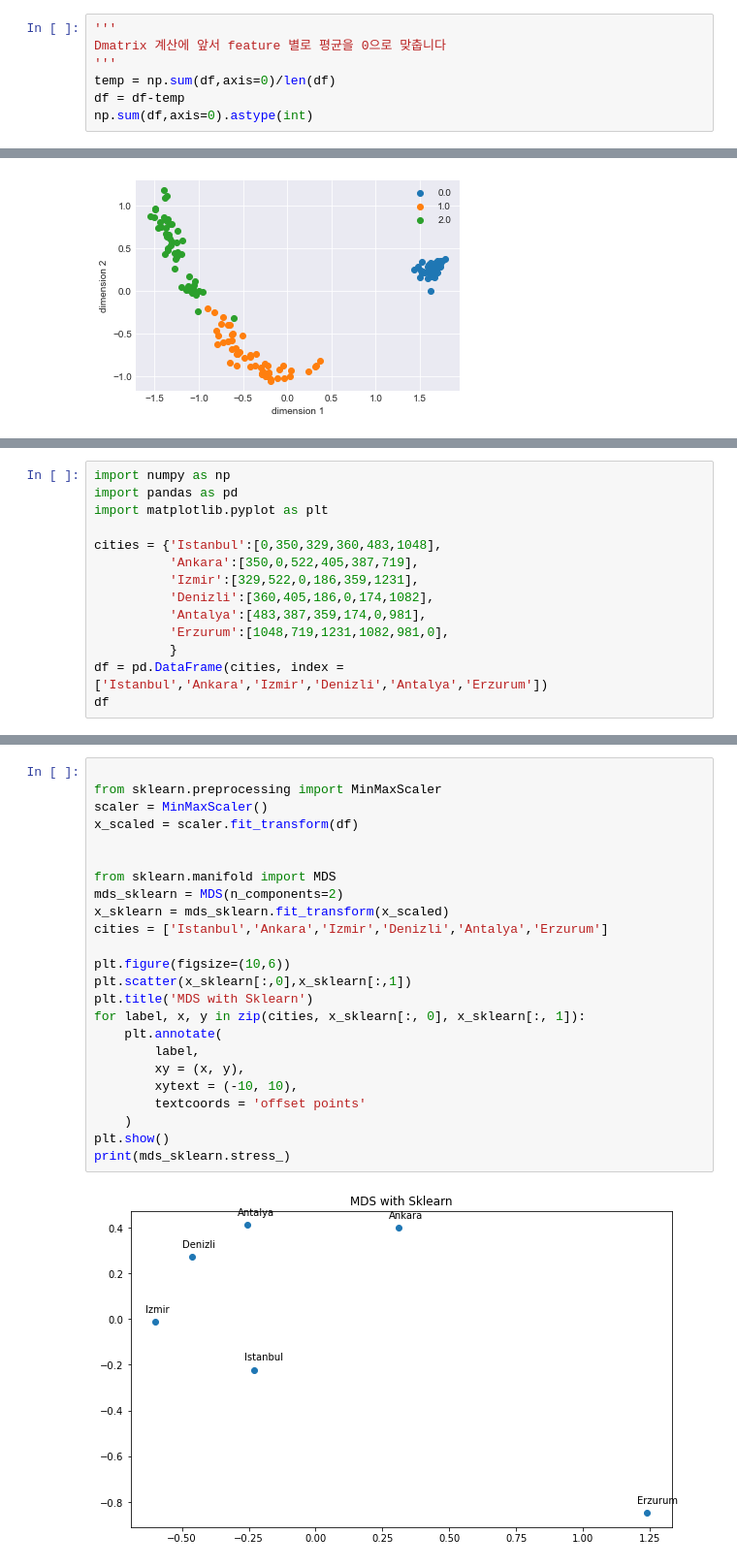
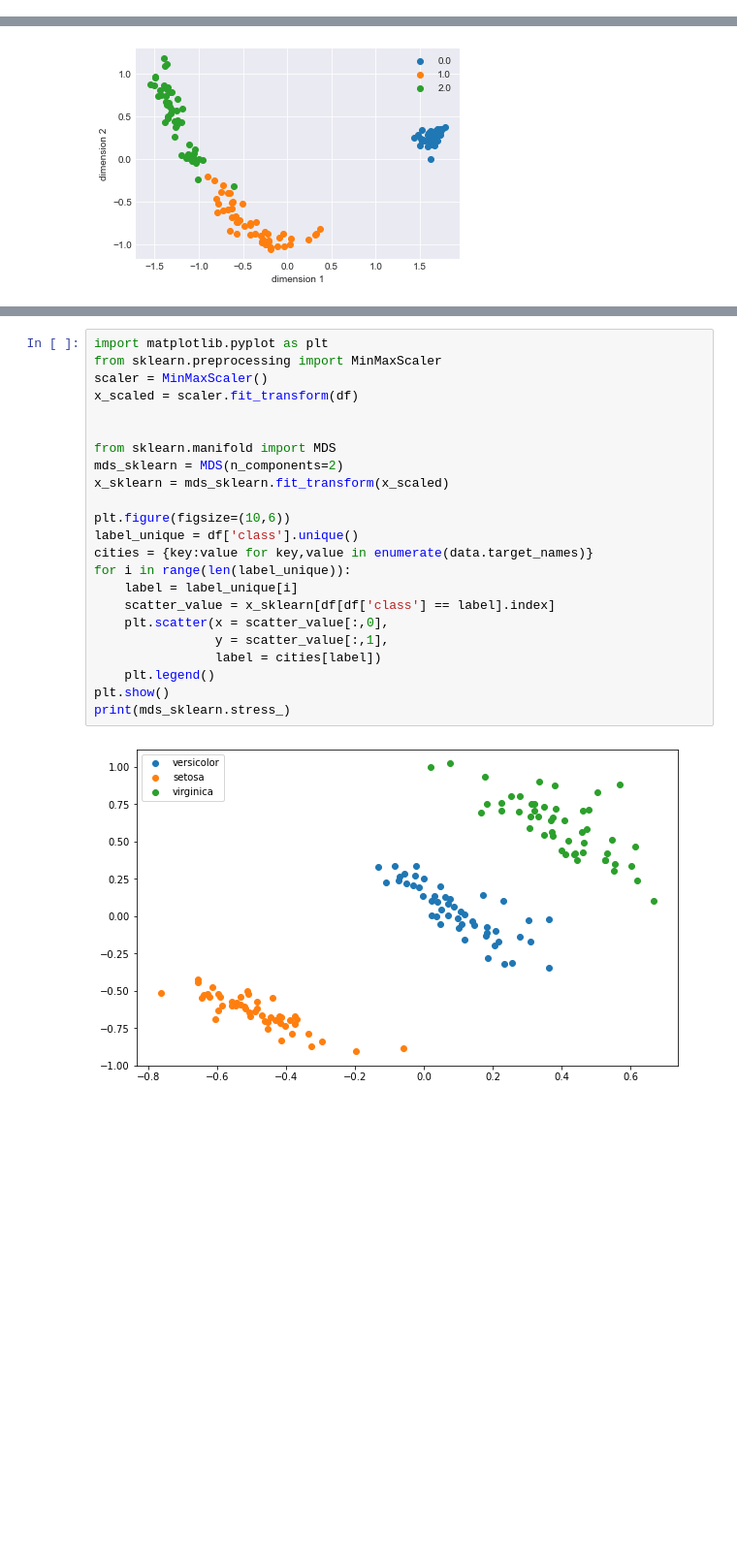
Before and after one commit to crimama/BA, a Jupyter notebook: 1.Dimensionality Reduction/2.MDS.ipynb, the cells around one changed output, grey strips where cells are left out. Shown at 97% size. Drawn from its saved outputs; the diff is of its cells as text; blank space fills up the shorter version.

```diff
--- a/1.Dimensionality Reduction/2.MDS.ipynb
+++ b/1.Dimensionality Reduction/2.MDS.ipynb
@@ -31,10 +31,3 @@ df = pd.DataFrame(data.data)
 df.columns = data['feature_names']
 df['class'] = data['target']
 df = df.sample(frac=1,random_state=42).reset_index(drop=True)
-# %%
-'''
-Dmatrix 계산에 앞서 feature 별로 평균을 0으로 맞춥니다
-'''
-temp = np.sum(df,axis=0)/len(df)
-df = df-temp
-np.sum(df,axis=0).astype(int)
@@ -105,14 +112,0 @@ with plt.style.context("seaborn-darkgrid"):
-# %%
-import numpy as np
-import pandas as pd
-import matplotlib.pyplot as plt
-
-cities = {'Istanbul':[0,350,329,360,483,1048],
-          'Ankara':[350,0,522,405,387,719],
-          'Izmir':[329,522,0,186,359,1231],
-          'Denizli':[360,405,186,0,174,1082],
-          'Antalya':[483,387,359,174,0,981],
-          'Erzurum':[1048,719,1231,1082,981,0],
-          }
-df = pd.DataFrame(cities, index =['Istanbul','Ankara','Izmir','Denizli','Antalya','Erzurum'])
-df
@@ -127,26 +129,25 @@ df
 # %%
-
+import matplotlib.pyplot as plt
 from sklearn.preprocessing import MinMaxScaler
 scaler = MinMaxScaler()
 x_scaled = scaler.fit_transform(df)
 
 
 from sklearn.manifold import MDS
 mds_sklearn = MDS(n_components=2)
 x_sklearn = mds_sklearn.fit_transform(x_scaled)
-cities = ['Istanbul','Ankara','Izmir','Denizli','Antalya','Erzurum']
 
 plt.figure(figsize=(10,6))
-plt.scatter(x_sklearn[:,0],x_sklearn[:,1])
-plt.title('MDS with Sklearn')
-for label, x, y in zip(cities, x_sklearn[:, 0], x_sklearn[:, 1]):
-    plt.annotate(
-        label,
-        xy = (x, y),
-        xytext = (-10, 10),
-        textcoords = 'offset points'
-    )
+label_unique = df['class'].unique()
+cities = {key:value for key,value in enumerate(data.target_names)}
+for i in range(len(label_unique)):
+    label = label_unique[i]
+    scatter_value = x_sklearn[df[df['class'] == label].index]
+    plt.scatter(x = scatter_value[:,0],
+                y = scatter_value[:,1],
+                label = cities[label])
+    plt.legend()
 plt.show()
 print(mds_sklearn.stress_)
 # %% [output]
-[figure, old version]
+[figure, new version]
```
Also changed, not shown: parts of 11 cells of this notebook.
